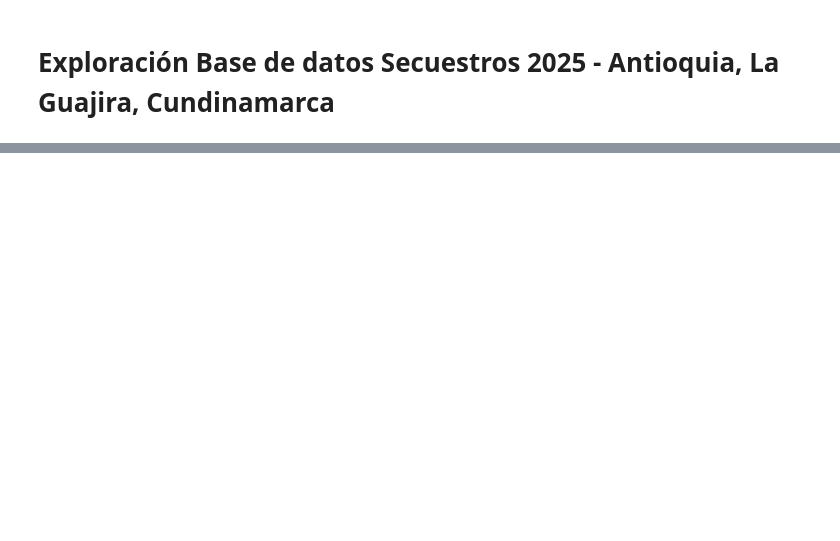
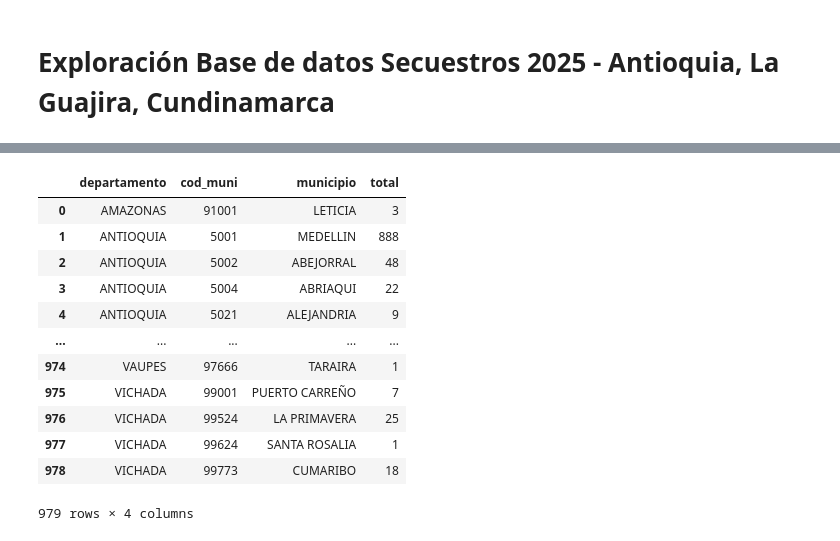
Before and after one commit to SPMINE-2425/repo_jaecheverrys, a Jupyter notebook: Código/exploracion_secuestros.ipynb, the cells around one changed output, grey strips where cells are left out. Saved outputs shown, nothing was run; the diff lists cells and outputs as text; code cells hidden in the pictures; blank space fills up the shorter version.

```diff
--- a/Código/exploracion_secuestros.ipynb
+++ b/Código/exploracion_secuestros.ipynb
@@ -43,3 +92,19 @@ df.nunique()
 # %%
 # Conteo agrupado por municipios
-df_municipios = df_covid.groupby(["Código DIVIPOLA departamento","Nombre departamento", "Código DIVIPOLA municipio", "Nombre municipio"])['Nombre municipio'].count().reset_index(name='total')
+df_municipios = df.groupby(["departamento", "cod_muni", "municipio"])['municipio'].count().reset_index(name='total')
+# %%
+df_municipios
+# %% [output]
+|  | departamento | cod_muni | municipio | total |
+| 0 | AMAZONAS | 91001 | LETICIA | 3 |
+| 1 | ANTIOQUIA | 5001 | MEDELLIN | 888 |
+| 2 | ANTIOQUIA | 5002 | ABEJORRAL | 48 |
+| 3 | ANTIOQUIA | 5004 | ABRIAQUI | 22 |
+| 4 | ANTIOQUIA | 5021 | ALEJANDRIA | 9 |
+| ... | ... | ... | ... | ... |
+| 974 | VAUPES | 97666 | TARAIRA | 1 |
+| 975 | VICHADA | 99001 | PUERTO CARREÑO | 7 |
+| 976 | VICHADA | 99524 | LA PRIMAVERA | 25 |
+| 977 | VICHADA | 99624 | SANTA ROSALIA | 1 |
+| 978 | VICHADA | 99773 | CUMARIBO | 18 |
+979 rows × 4 columns
```
Also changed, not shown: parts of 6 cells of this notebook.
